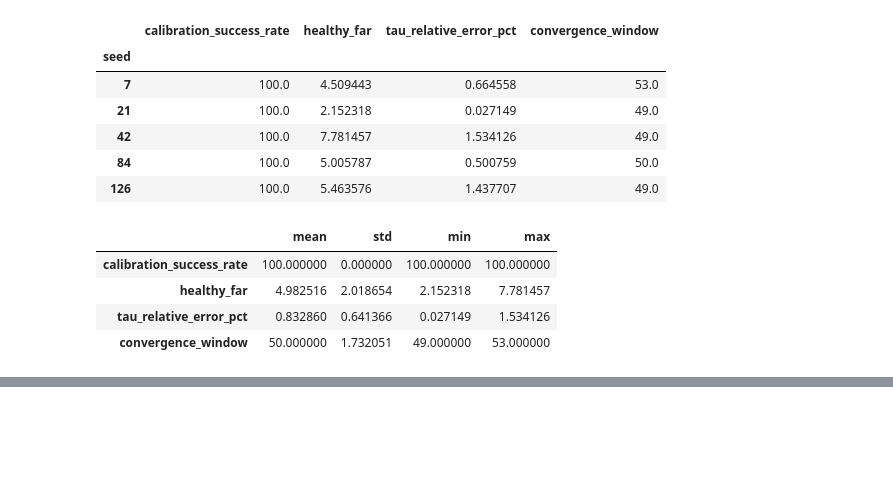
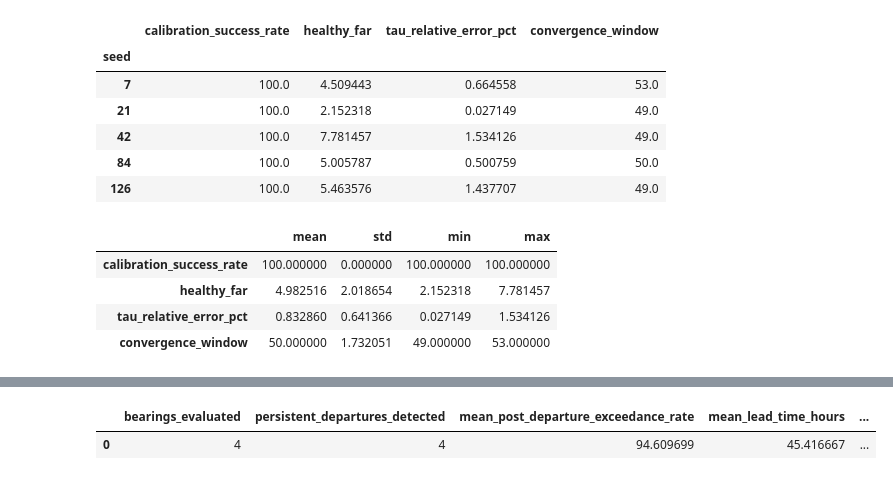
Before and after one commit to eduardodisanti/inverse_problem, a Jupyter notebook: journal_paper/bearing_autoencoder_NASA_per_asset.ipynb, the cells around one changed output, grey strips where cells are left out. Cells and saved outputs as stored; diff of their text form; code cells hidden in the pictures; blank space fills up the shorter version.

```diff
--- a/journal_paper/bearing_autoencoder_NASA_per_asset.ipynb
+++ b/journal_paper/bearing_autoencoder_NASA_per_asset.ipynb
@@ -3121,3 +3523,44 @@ NASA global calibration success: 20/20 (100.0%)
+# %%
+nasa_departure_summary = pd.DataFrame(
+    {
+        "bearings_evaluated": [
+            len(nasa_departure_results)
+        ],
+
+        "persistent_departures_detected": [
+            int(
+                nasa_departure_results[
+                    "departure_detected"
+                ].sum()
+            )
+        ],
+
+        "mean_post_departure_exceedance_rate": [
+            nasa_departure_results[
+                "post_departure_exceedance_rate"
+            ].mean()
+        ],
+
+        "mean_lead_time_hours": [
+            nasa_departure_results[
+                "lead_time_hours"
+            ].mean()
+        ],
+
+        "std_lead_time_hours": [
+            nasa_departure_results[
+                "lead_time_hours"
+            ].std(ddof=1)
+        ],
+    }
+)
+
+display(
+    nasa_departure_summary
+)
+# %% [output]
+|  | bearings_evaluated | persistent_departures_detected | mean_post_departure_exceedance_rate | mean_lead_time_hours | ... |
+| 0 | 4 | 4 | 94.609699 | 45.416667 | ... |
 # %%
 # =====================================================================
 # EDGE FOOTPRINT MEASUREMENT
```
Also changed, not shown: parts of 2 cells of this notebook, 7 other files.
